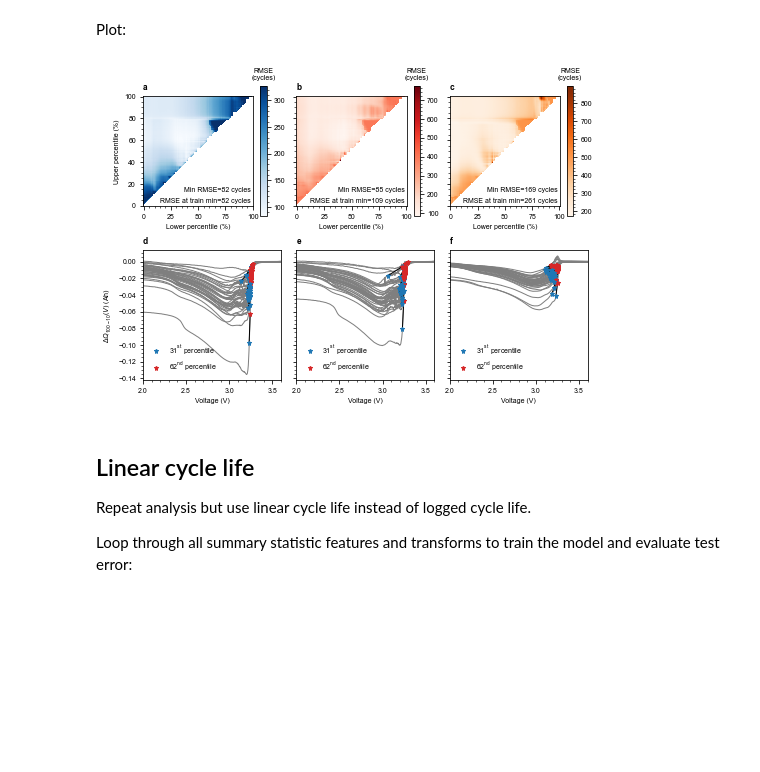
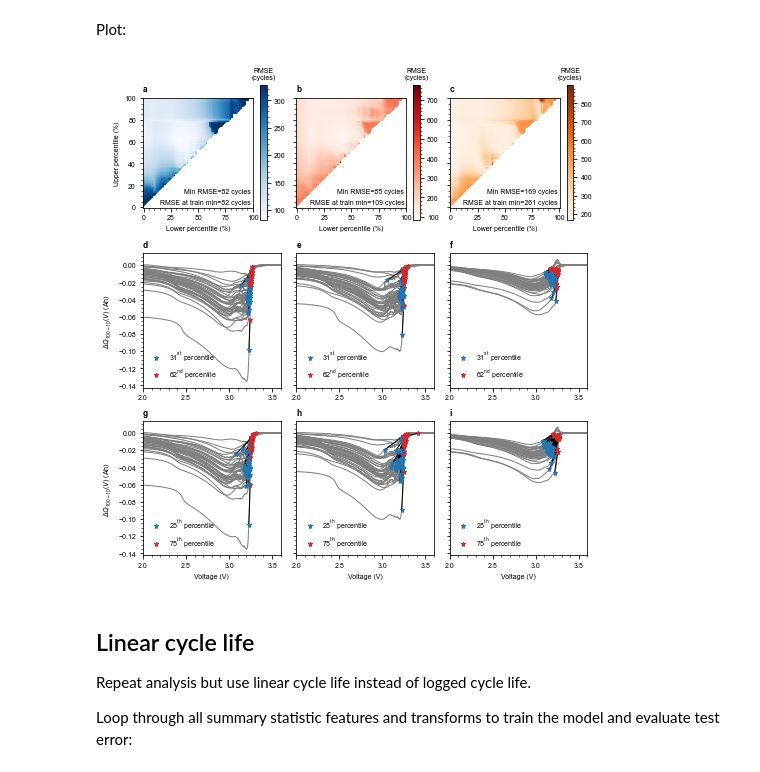
Before and after one commit to petermattia/revisit-severson-et-al, a Jupyter notebook: revisit-severson-et-al.ipynb, the cells around one changed output. Cells and saved outputs as stored; diff of their text form; code cells hidden in the pictures; blank space fills up the shorter version.

Commit message:
Plot tweaks
- Fig1: Fix panel lettering
- Fig1a: Change colormap
- Fig6: Add IQR plots
- Fig9a, b: Change line widths

```diff
--- a/revisit-severson-et-al.ipynb
+++ b/revisit-severson-et-al.ipynb
@@ -177,11 +177,11 @@ fig, ax = plt.subplots(figsize=(fig_width_2col, 2 * fig_height),
                        nrows=2, ncols=3)
 ax = ax.ravel()
 
-colors = cm.get_cmap('viridis_r')(np.linspace(0, 1, 99))
+colors = cm.get_cmap('cividis_r')(np.linspace(0, 1, 99))
 
 for k in np.arange(3):
     ax[k].set_title(chr(97 + 2*k), loc='left', weight='bold') # a, c, e
-    ax[k].set_title(chr(98 + 2*k), loc='left', weight='bold') # b, d, f
+    ax[k+3].set_title(chr(98 + 2*k), loc='left', weight='bold') # b, d, f
 
 # Set xlabels
 ax[0].set_xlabel('Discharge capacity (Ah)')
@@ -689,8 +689,8 @@ Plot:
 RMSE_list = [RMSE_train, RMSE_test1, RMSE_test2]
 DeltaQ_examples = [DeltaQ_100_minus_10_train, DeltaQ_100_minus_10_test1, DeltaQ_100_minus_10_test2]
 
-fig, ax = plt.subplots(figsize=(fig_width_2col, fig_height * 2),
-                       nrows=2, ncols=3, sharey='row')
+fig, ax = plt.subplots(figsize=(fig_width_2col, fig_height * 3),
+                       nrows=3, ncols=3, sharey='row')
 ax = ax.ravel()
 
 for k in np.arange(3):
@@ -702,41 +702,57 @@ for k in np.arange(3):
 
     ax[k].set_title(chr(97 + k), loc='left', weight='bold')
     ax[k + 3].set_title(chr(100 + k), loc='left', weight='bold')
+    ax[k + 6].set_title(chr(103 + k), loc='left', weight='bold')
     ax[k].set_xlabel('Lower percentile (%)')
 
     cbar = fig.colorbar(im, ax=ax[k])
     cbar.ax.set_title('RMSE\n(cycles)', fontsize=7)
 
     ax[k].text(0.98, 0.15, f'Min RMSE={np.nanmin(RMSE_list[k]):.0f} cycles', horizontalalignment='right',
                verticalalignment='center', transform=ax[k].transAxes)
     ax[k].text(0.98, 0.05, f'RMSE at train min={RMSE_list[k][train_min_idx]:.0f} cycles', horizontalalignment='right',
                verticalalignment='center', transform=ax[k].transAxes)
 
     for example in DeltaQ_examples[k]:
 
         Vdlin_ptiles, vals_ptiles = get_percentiles(example,
                                                     lower_percentile_train,
                                                     upper_percentile_train)
 
         ax[k + 3].plot(Vdlin_ptiles[0], vals_ptiles[0], '*', color='tab:blue', zorder=3)
         ax[k + 3].plot(Vdlin_ptiles[1], vals_ptiles[1], '*', color='tab:red', zorder=3)
         ax[k + 3].plot(Vdlin_ptiles, vals_ptiles, '-k', zorder=2)
         ax[k + 3].plot(Vdlin, example, '-', color='tab:gray', zorder=1)
 
-    label1 = f'{lower_percentile_train:.0f}' + r'$\mathrm{^{st}}$ percentile'
-    label2 = f'{upper_percentile_train:.0f}' + r'$\mathrm{^{nd}}$ percentile'
+        Vdlin_ptiles, vals_ptiles = get_percentiles(example,
+                                                    25,
+                                                    75)
 
-    ax[k + 3].set_xlabel('Voltage (V)')
+        ax[k + 6].plot(Vdlin_ptiles[0], vals_ptiles[0], '*', color='tab:blue', zorder=3)
+        ax[k + 6].plot(Vdlin_ptiles[1], vals_ptiles[1], '*', color='tab:red', zorder=3)
+        ax[k + 6].plot(Vdlin_ptiles, vals_ptiles, '-k', zorder=2)
+        ax[k + 6].plot(Vdlin, example, '-', color='tab:gray', zorder=1)
+
+    label1a = f'{lower_percentile_train:.0f}' + r'$\mathrm{^{st}}$ percentile'
+    label2a = f'{upper_percentile_train:.0f}' + r'$\mathrm{^{nd}}$ percentile'
+
+    label1b = r'25$\mathrm{^{th}}$ percentile'
+    label2b = r'75$\mathrm{^{th}}$ percentile'
+
     ax[k + 3].set_xlim([2.0, 3.6])
-    ax[k + 3].legend([label1, label2])
+    ax[k + 6].set_xlim([2.0, 3.6])
+    ax[k + 6].set_xlabel('Voltage (V)')
+    ax[k + 3].legend([label1a, label2a])
+    ax[k + 6].legend([label1b, label2b])
 
 ax[0].set_ylabel('Upper percentile (%)')
 ax[3].set_ylabel('$\Delta Q_{100-10}(V)$ (Ah)')
+ax[6].set_ylabel('$\Delta Q_{100-10}(V)$ (Ah)')
 
 plt.tight_layout()
 plt.savefig(figpath / 'fig6_univariate_percentiles.eps', format='eps')
 # %% [output]
-[figure, old version]
+[figure, new version]
 # %% [markdown]
 ## Linear cycle life
 
```
Also changed, not shown: parts of 5 cells of this notebook, 9 other files.
